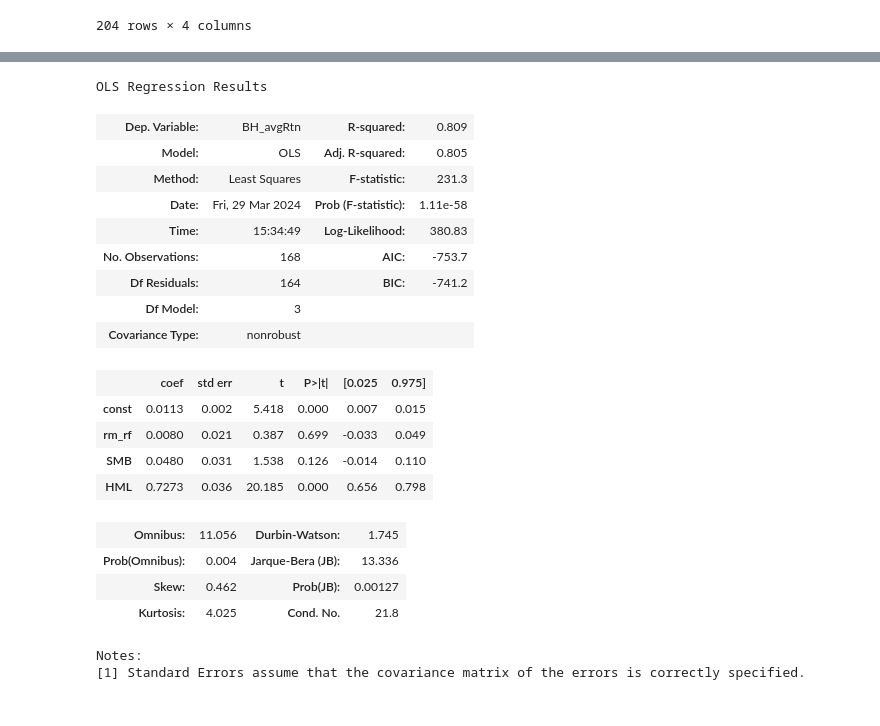
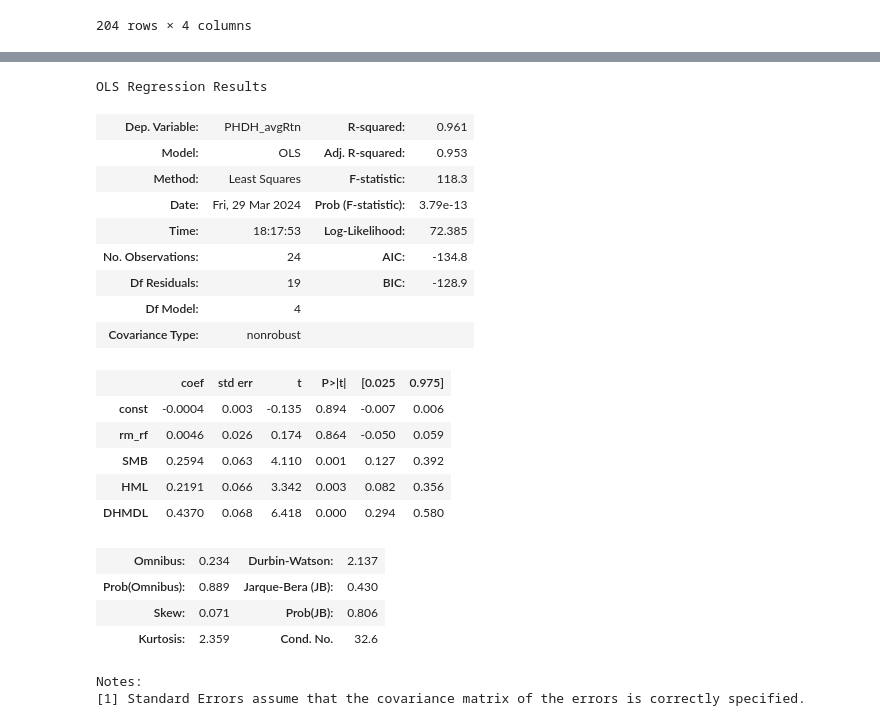
Before and after one commit to minxzzy/hackathon, a Jupyter notebook: realData.ipynb, the cells around one changed output, grey strips where cells are left out. Cells and saved outputs as stored; diff of their text form; code cells hidden in the pictures.

```diff
--- a/realData.ipynb
+++ b/realData.ipynb
@@ -548,0 +565,8 @@ all_data_2022
+# %%
+all_data.columns = ['날짜', 'mkt_rtn', 'rf', 'rm_rf', 'Date', 'BH_avgRtn', 'BL_avgRtn',
+       'SH_avgRtn', 'SL_avgRtn', 'BDH_avgRtn', 'BDL_avgRtn', 'SDH_avgRtn',
+       'SDL_avgRtn', 'PHDH_avgRtn', 'PHDL_avgRtn', 'PLDH_avgRtn',
+       'PLDL_avgRtn', '연도', 'SMB', 'HML', 'DHMDL']
+# %%
+all_data_list = all_data[(all_data["Date"] >= "2009-04-30")  & (all_data["Date"] <="2011-03-31") ]
+all_data_list
@@ -549,3 +592,3 @@ all_data_2022
 # %%
-all_data_2022_df = all_data_2022[["rm_rf","SMB","HML","BH_avgRtn"]]
-all_data_2022_df.reset_index(drop=True,inplace=True)
+all_data_roll = all_data_list[['rm_rf','SMB','HML','DHMDL','PHDH_avgRtn']]
+all_data_roll.reset_index(drop=True,inplace=True)
@@ -586,0 +615,3 @@ x
+# %%
+X = all_data_roll.drop('PHDH_avgRtn', axis=1)
+y = all_data_roll['PHDH_avgRtn']
@@ -602,33 +658,34 @@ Name: BH_avgRtn, Length: 168, dtype: float64
 # %%
 import statsmodels.api as sm
 
-feature_add = sm.add_constant(x, has_constant='add')
+feature_add = sm.add_constant(X, has_constant='add')
 
 # sm OLS 적합
 model = sm.OLS(y , feature_add)
 fitted_model = model.fit()
 
 # summary 함수통해 결과출력
 fitted_model.summary()
 # %% [output]
 OLS Regression Results
-| Dep. Variable: | BH_avgRtn | R-squared: | 0.809 |
-| Model: | OLS | Adj. R-squared: | 0.805 |
-| Method: | Least Squares | F-statistic: | 231.3 |
-| Date: | Fri, 29 Mar 2024 | Prob (F-statistic): | 1.11e-58 |
-| Time: | 15:34:49 | Log-Likelihood: | 380.83 |
-| No. Observations: | 168 | AIC: | -753.7 |
-| Df Residuals: | 164 | BIC: | -741.2 |
-| Df Model: | 3 |  |  |
+| Dep. Variable: | PHDH_avgRtn | R-squared: | 0.961 |
+| Model: | OLS | Adj. R-squared: | 0.953 |
+| Method: | Least Squares | F-statistic: | 118.3 |
+| Date: | Fri, 29 Mar 2024 | Prob (F-statistic): | 3.79e-13 |
+| Time: | 18:17:53 | Log-Likelihood: | 72.385 |
+| No. Observations: | 24 | AIC: | -134.8 |
+| Df Residuals: | 19 | BIC: | -128.9 |
+| Df Model: | 4 |  |  |
 | Covariance Type: | nonrobust |  |  |
 |  | coef | std err | t | P>|t| | [0.025 | 0.975] |
-| const | 0.0113 | 0.002 | 5.418 | 0.000 | 0.007 | 0.015 |
-| rm_rf | 0.0080 | 0.021 | 0.387 | 0.699 | -0.033 | 0.049 |
-| SMB | 0.0480 | 0.031 | 1.538 | 0.126 | -0.014 | 0.110 |
-| HML | 0.7273 | 0.036 | 20.185 | 0.000 | 0.656 | 0.798 |
+| const | -0.0004 | 0.003 | -0.135 | 0.894 | -0.007 | 0.006 |
+| rm_rf | 0.0046 | 0.026 | 0.174 | 0.864 | -0.050 | 0.059 |
+| SMB | 0.2594 | 0.063 | 4.110 | 0.001 | 0.127 | 0.392 |
+| HML | 0.2191 | 0.066 | 3.342 | 0.003 | 0.082 | 0.356 |
+| DHMDL | 0.4370 | 0.068 | 6.418 | 0.000 | 0.294 | 0.580 |
-| Omnibus: | 11.056 | Durbin-Watson: | 1.745 |
-| Prob(Omnibus): | 0.004 | Jarque-Bera (JB): | 13.336 |
-| Skew: | 0.462 | Prob(JB): | 0.00127 |
-| Kurtosis: | 4.025 | Cond. No. | 21.8 |
+| Omnibus: | 0.234 | Durbin-Watson: | 2.137 |
+| Prob(Omnibus): | 0.889 | Jarque-Bera (JB): | 0.430 |
+| Skew: | 0.071 | Prob(JB): | 0.806 |
+| Kurtosis: | 2.359 | Cond. No. | 32.6 |
 Notes:
 [1] Standard Errors assume that the covariance matrix of the errors is correctly specified.
```
Also changed, not shown: parts of 13 cells of this notebook.
